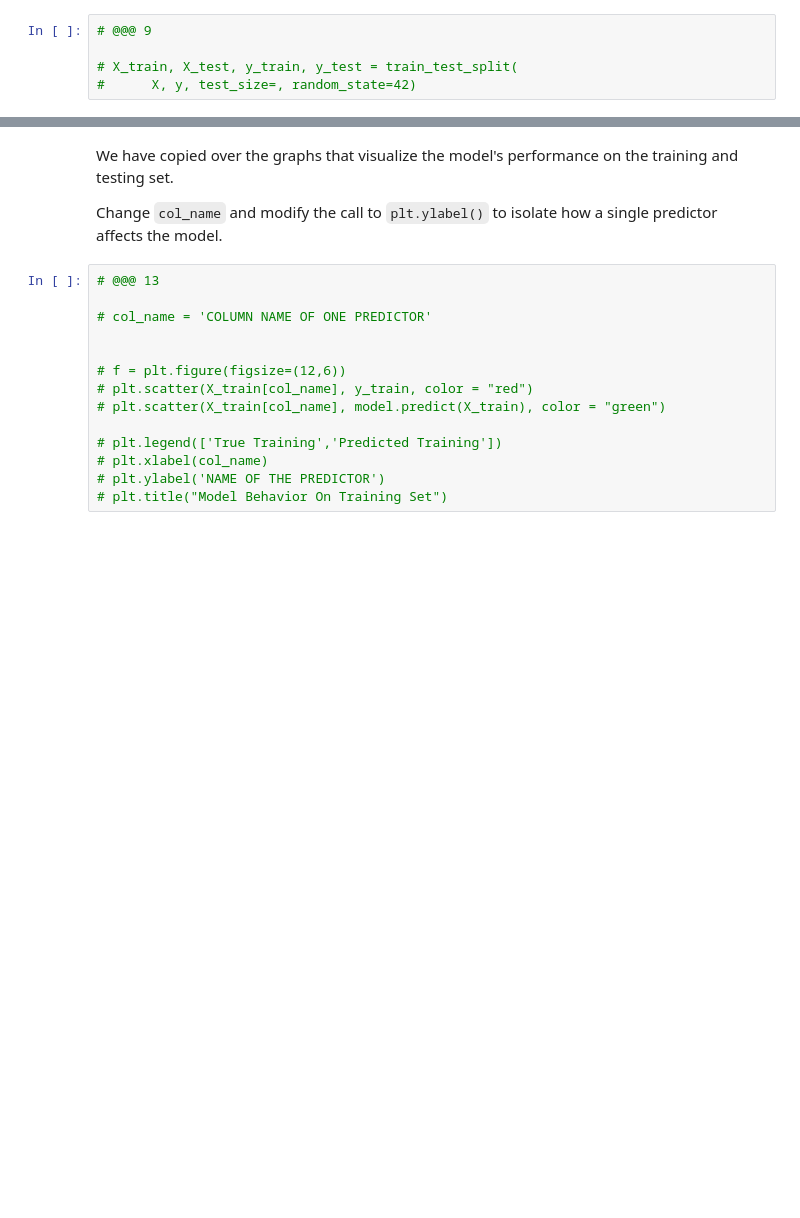
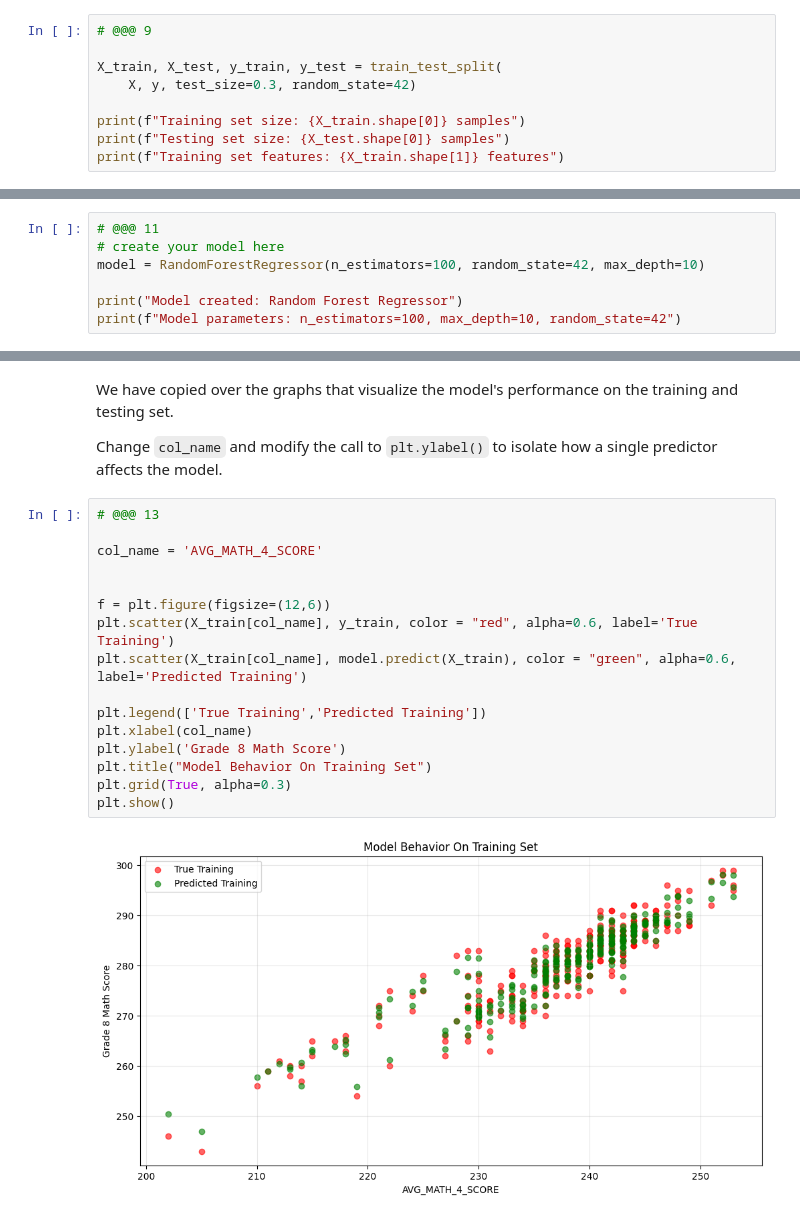
Before and after one commit to sukhmand03/MDST-Tutorial, a Jupyter notebook: tutorial1/checkpoint1.ipynb, the cells around one changed output, grey strips where cells are left out. Cells and saved outputs as stored; diff of their text form; blank space fills up the shorter version.

```diff
--- a/tutorial1/checkpoint1.ipynb
+++ b/tutorial1/checkpoint1.ipynb
@@ -132,5 +300,9 @@ from sklearn.model_selection import train_test_split
 # %%
 # @@@ 9
 
-# X_train, X_test, y_train, y_test = train_test_split(
-#      X, y, test_size=, random_state=42)
+X_train, X_test, y_train, y_test = train_test_split(
+    X, y, test_size=0.3, random_state=42)
+
+print(f"Training set size: {X_train.shape[0]} samples")
+print(f"Testing set size: {X_test.shape[0]} samples")
+print(f"Training set features: {X_train.shape[1]} features")
@@ -147,0 +323,7 @@ ML Models [Resource](https://medium.com/@vijaya.beeravalli/comparison-of-machine
+# %%
+# @@@ 11
+# create your model here
+model = RandomForestRegressor(n_estimators=100, random_state=42, max_depth=10)
+
+print("Model created: Random Forest Regressor")
+print(f"Model parameters: n_estimators=100, max_depth=10, random_state=42")
@@ -162,17 +401,21 @@ Change `col_name` and modify the call to `plt.ylabel()` to isolate how a single
 # %%
 # @@@ 13
 
-# col_name = 'COLUMN NAME OF ONE PREDICTOR'
+col_name = 'AVG_MATH_4_SCORE'
 
 
-# f = plt.figure(figsize=(12,6))
-# plt.scatter(X_train[col_name], y_train, color = "red")
-# plt.scatter(X_train[col_name], model.predict(X_train), color = "green")
+f = plt.figure(figsize=(12,6))
+plt.scatter(X_train[col_name], y_train, color = "red", alpha=0.6, label='True Training')
+plt.scatter(X_train[col_name], model.predict(X_train), color = "green", alpha=0.6, label='Predicted Training')
 
-# plt.legend(['True Training','Predicted Training'])
-# plt.xlabel(col_name)
-# plt.ylabel('NAME OF THE PREDICTOR')
-# plt.title("Model Behavior On Training Set")
+plt.legend(['True Training','Predicted Training'])
+plt.xlabel(col_name)
+plt.ylabel('Grade 8 Math Score')
+plt.title("Model Behavior On Training Set")
+plt.grid(True, alpha=0.3)
+plt.show()
+# %% [output]
+[figure, added]
 # %%
 # @@@ 14
 
```
Also changed, not shown: parts of 30 cells of this notebook, 1 other file.
